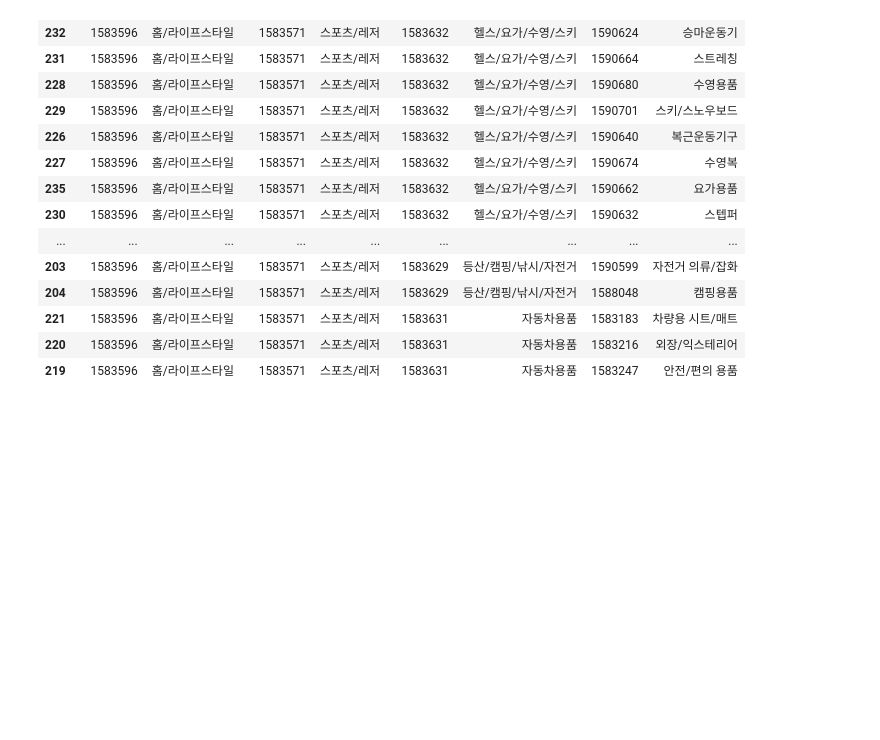
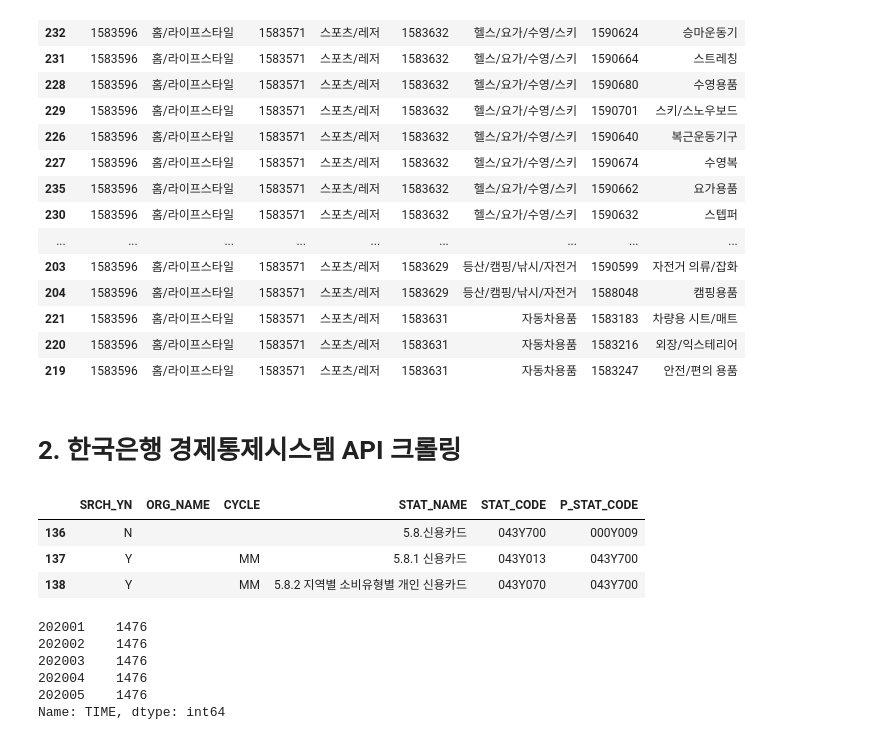
Before and after one commit to cryingjin/Shopping_GG, a Jupyter notebook: 2. FE/0819_crawling_JS.ipynb, the cells around one changed output. Drawn from its saved outputs; the diff is of its cells as text; code cells hidden in the pictures; blank space fills up the shorter version.

```diff
--- a/2. FE/0819_crawling_JS.ipynb
+++ b/2. FE/0819_crawling_JS.ipynb
@@ -118,3 +118,5 @@ ns_category[ns_category['cate2'] == '스포츠/레저'].head(50)
 | 221 | 1583596 | 홈/라이프스타일 | 1583571 | 스포츠/레저 | 1583631 | 자동차용품 | 1583183 | 차량용 시트/매트 |
 | 220 | 1583596 | 홈/라이프스타일 | 1583571 | 스포츠/레저 | 1583631 | 자동차용품 | 1583216 | 외장/익스테리어 |
 | 219 | 1583596 | 홈/라이프스타일 | 1583571 | 스포츠/레저 | 1583631 | 자동차용품 | 1583247 | 안전/편의 용품 |
+# %% [markdown]
+# 2. 한국은행 경제통제시스템 API 크롤링
@@ -120,0 +125,13 @@ ns_category[ns_category['cate2'] == '스포츠/레저'].head(50)
+# %%
+meta_url = f'http://ecos.bok.or.kr/api/StatisticTableList/{key}/json/kr/1/10000/'
+# %%
+response = requests.get(meta_url)
+# %%
+meta = pd.json_normalize(response.json()['StatisticTableList']['row'])
+# %%
+meta.loc[meta['STAT_NAME'].str.contains('신용카드')]
+# %% [output]
+|  | SRCH_YN | ORG_NAME | CYCLE | STAT_NAME | STAT_CODE | P_STAT_CODE |
+| 136 | N |  |  | 5.8.신용카드 | 043Y700 | 000Y009 |
+| 137 | Y |  | MM | 5.8.1 신용카드 | 043Y013 | 043Y700 |
+| 138 | Y |  | MM | 5.8.2 지역별 소비유형별 개인 신용카드 | 043Y070 | 043Y700 |
@@ -120,0 +144,9 @@ ns_category[ns_category['cate2'] == '스포츠/레저'].head(50)
+# %%
+credit['TIME'].value_counts().sort_index()
+# %% [output]
+202001    1476
+202002    1476
+202003    1476
+202004    1476
+202005    1476
+Name: TIME, dtype: int64
```
Also changed, not shown: parts of 4 cells of this notebook, 24 other files.
